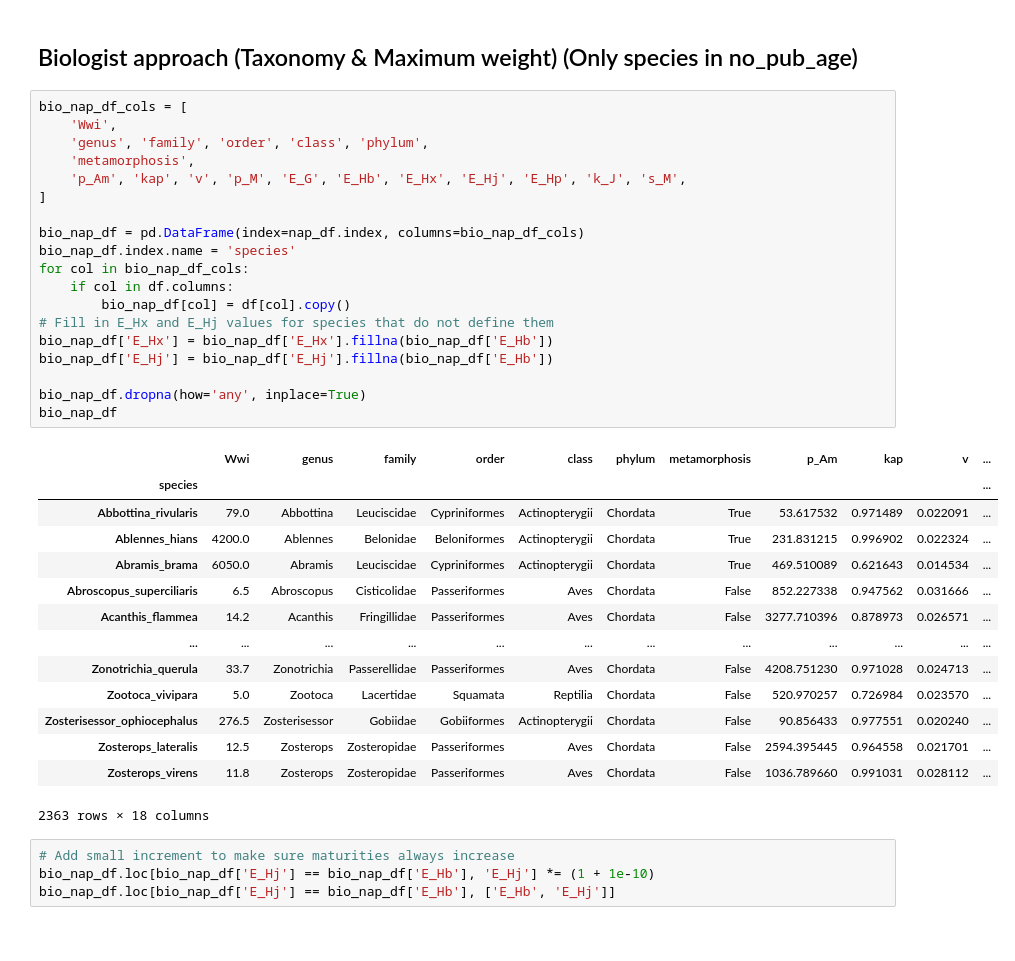
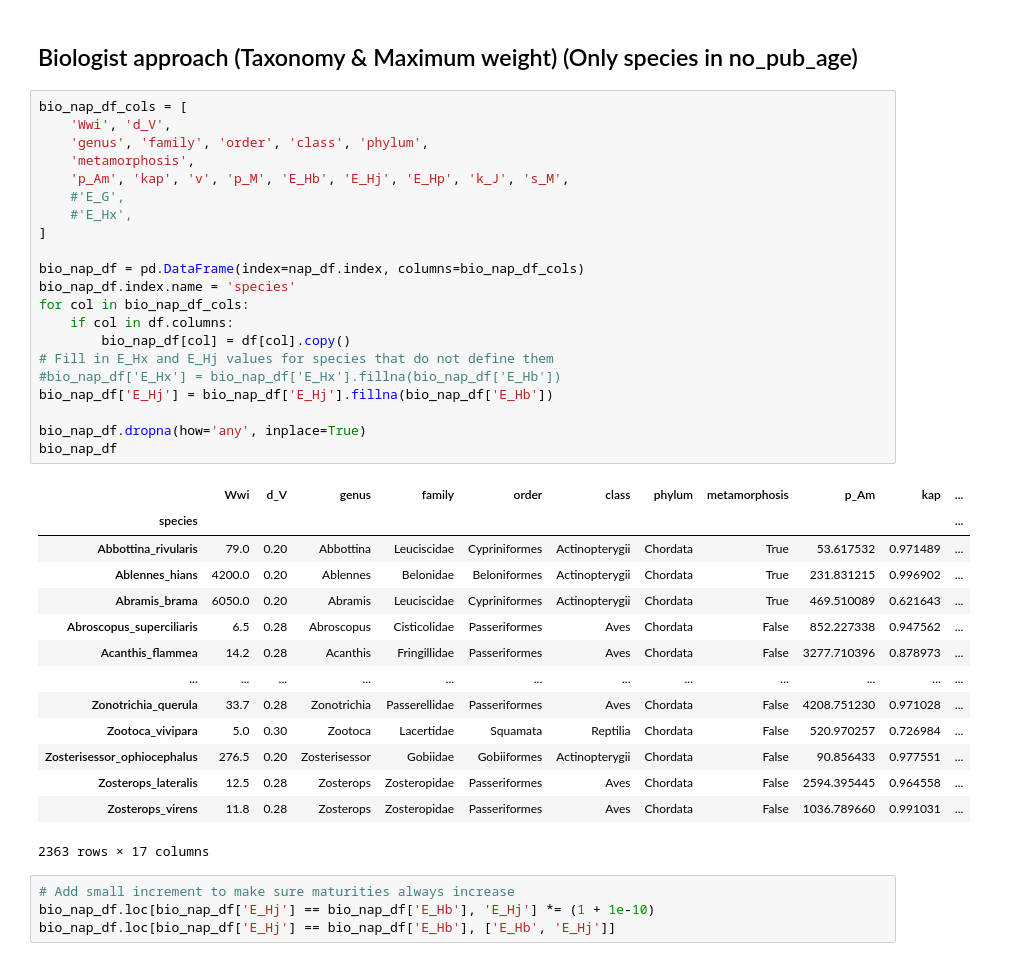
Before and after one commit to diogo-f-oliveira/DEB_ML_Init, a Jupyter notebook: notebooks/Data Preprocessing.ipynb, the cells around one changed output. Saved outputs shown, nothing was run; the diff lists cells and outputs as text.

```diff
--- a/notebooks/Data Preprocessing.ipynb
+++ b/notebooks/Data Preprocessing.ipynb
@@ -612,38 +612,40 @@ Test set size: 355
 ## Biologist approach (Taxonomy & Maximum weight) (Only species in no_pub_age)
 # %%
 bio_nap_df_cols = [
-    'Wwi',
+    'Wwi', 'd_V',
     'genus', 'family', 'order', 'class', 'phylum',
     'metamorphosis',
-    'p_Am', 'kap', 'v', 'p_M', 'E_G', 'E_Hb', 'E_Hx', 'E_Hj', 'E_Hp', 'k_J', 's_M',
+    'p_Am', 'kap', 'v', 'p_M', 'E_Hb', 'E_Hj', 'E_Hp', 'k_J', 's_M',
+    #'E_G',
+    #'E_Hx',
 ]
 
 bio_nap_df = pd.DataFrame(index=nap_df.index, columns=bio_nap_df_cols)
 bio_nap_df.index.name = 'species'
 for col in bio_nap_df_cols:
     if col in df.columns:
         bio_nap_df[col] = df[col].copy()
 # Fill in E_Hx and E_Hj values for species that do not define them
-bio_nap_df['E_Hx'] = bio_nap_df['E_Hx'].fillna(bio_nap_df['E_Hb'])
+#bio_nap_df['E_Hx'] = bio_nap_df['E_Hx'].fillna(bio_nap_df['E_Hb'])
 bio_nap_df['E_Hj'] = bio_nap_df['E_Hj'].fillna(bio_nap_df['E_Hb'])
 
 bio_nap_df.dropna(how='any', inplace=True)
 bio_nap_df
 # %% [output]
-|  | Wwi | genus | family | order | class | phylum | metamorphosis | p_Am | kap | v | ... |
+|  | Wwi | d_V | genus | family | order | class | phylum | metamorphosis | p_Am | kap | ... |
 | species |  |  |  |  |  |  |  |  |  |  | ... |
-| Abbottina_rivularis | 79.0 | Abbottina | Leuciscidae | Cypriniformes | Actinopterygii | Chordata | True | 53.617532 | 0.971489 | 0.022091 | ... |
-| Ablennes_hians | 4200.0 | Ablennes | Belonidae | Beloniformes | Actinopterygii | Chordata | True | 231.831215 | 0.996902 | 0.022324 | ... |
-| Abramis_brama | 6050.0 | Abramis | Leuciscidae | Cypriniformes | Actinopterygii | Chordata | True | 469.510089 | 0.621643 | 0.014534 | ... |
-| Abroscopus_superciliaris | 6.5 | Abroscopus | Cisticolidae | Passeriformes | Aves | Chordata | False | 852.227338 | 0.947562 | 0.031666 | ... |
-| Acanthis_flammea | 14.2 | Acanthis | Fringillidae | Passeriformes | Aves | Chordata | False | 3277.710396 | 0.878973 | 0.026571 | ... |
+| Abbottina_rivularis | 79.0 | 0.20 | Abbottina | Leuciscidae | Cypriniformes | Actinopterygii | Chordata | True | 53.617532 | 0.971489 | ... |
+| Ablennes_hians | 4200.0 | 0.20 | Ablennes | Belonidae | Beloniformes | Actinopterygii | Chordata | True | 231.831215 | 0.996902 | ... |
+| Abramis_brama | 6050.0 | 0.20 | Abramis | Leuciscidae | Cypriniformes | Actinopterygii | Chordata | True | 469.510089 | 0.621643 | ... |
+| Abroscopus_superciliaris | 6.5 | 0.28 | Abroscopus | Cisticolidae | Passeriformes | Aves | Chordata | False | 852.227338 | 0.947562 | ... |
+| Acanthis_flammea | 14.2 | 0.28 | Acanthis | Fringillidae | Passeriformes | Aves | Chordata | False | 3277.710396 | 0.878973 | ... |
 | ... | ... | ... | ... | ... | ... | ... | ... | ... | ... | ... | ... |
-| Zonotrichia_querula | 33.7 | Zonotrichia | Passerellidae | Passeriformes | Aves | Chordata | False | 4208.751230 | 0.971028 | 0.024713 | ... |
-| Zootoca_vivipara | 5.0 | Zootoca | Lacertidae | Squamata | Reptilia | Chordata | False | 520.970257 | 0.726984 | 0.023570 | ... |
-| Zosterisessor_ophiocephalus | 276.5 | Zosterisessor | Gobiidae | Gobiiformes | Actinopterygii | Chordata | False | 90.856433 | 0.977551 | 0.020240 | ... |
-| Zosterops_lateralis | 12.5 | Zosterops | Zosteropidae | Passeriformes | Aves | Chordata | False | 2594.395445 | 0.964558 | 0.021701 | ... |
-| Zosterops_virens | 11.8 | Zosterops | Zosteropidae | Passeriformes | Aves | Chordata | False | 1036.789660 | 0.991031 | 0.028112 | ... |
+| Zonotrichia_querula | 33.7 | 0.28 | Zonotrichia | Passerellidae | Passeriformes | Aves | Chordata | False | 4208.751230 | 0.971028 | ... |
+| Zootoca_vivipara | 5.0 | 0.30 | Zootoca | Lacertidae | Squamata | Reptilia | Chordata | False | 520.970257 | 0.726984 | ... |
+| Zosterisessor_ophiocephalus | 276.5 | 0.20 | Zosterisessor | Gobiidae | Gobiiformes | Actinopterygii | Chordata | False | 90.856433 | 0.977551 | ... |
+| Zosterops_lateralis | 12.5 | 0.28 | Zosterops | Zosteropidae | Passeriformes | Aves | Chordata | False | 2594.395445 | 0.964558 | ... |
+| Zosterops_virens | 11.8 | 0.28 | Zosterops | Zosteropidae | Passeriformes | Aves | Chordata | False | 1036.789660 | 0.991031 | ... |
-2363 rows × 18 columns
+2363 rows × 17 columns
 # %%
 # Add small increment to make sure maturities always increase
 bio_nap_df.loc[bio_nap_df['E_Hj'] == bio_nap_df['E_Hb'], 'E_Hj'] *= (1 + 1e-10)
```
Also changed, not shown: parts of 1 cell of this notebook, 6 other files.
